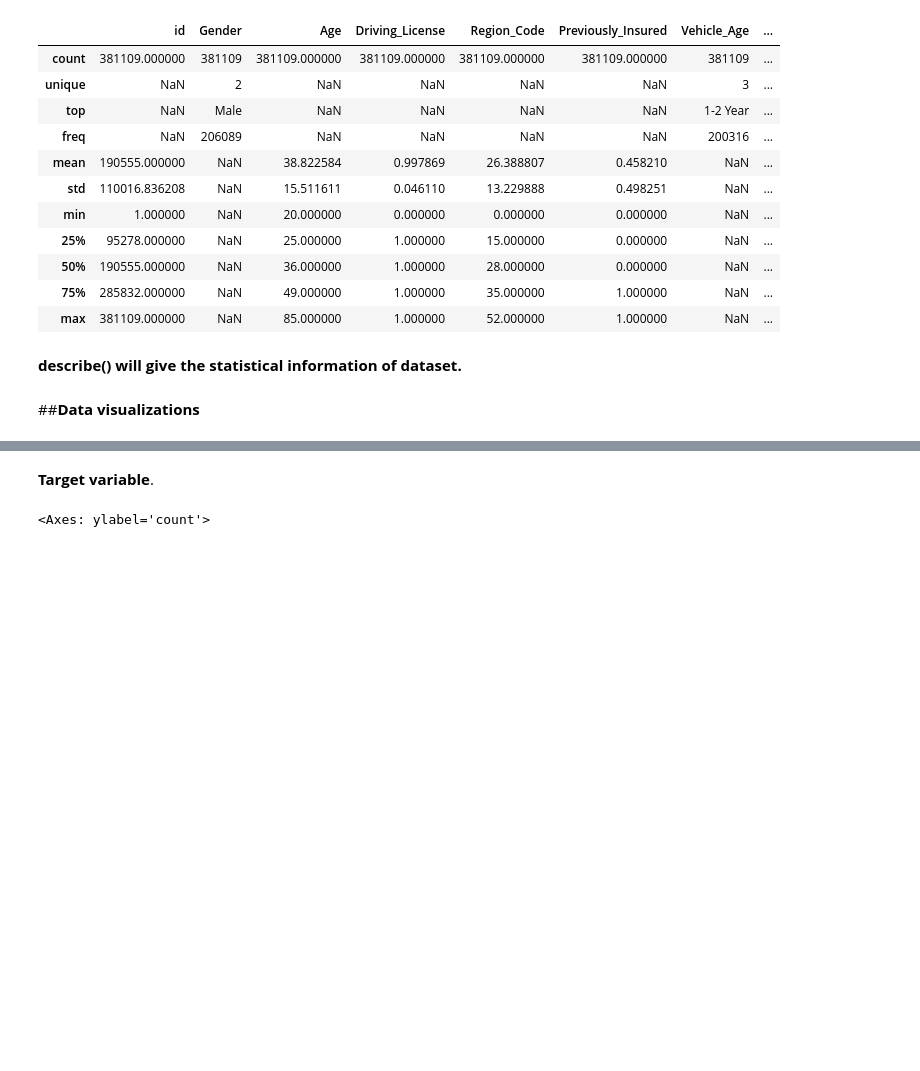
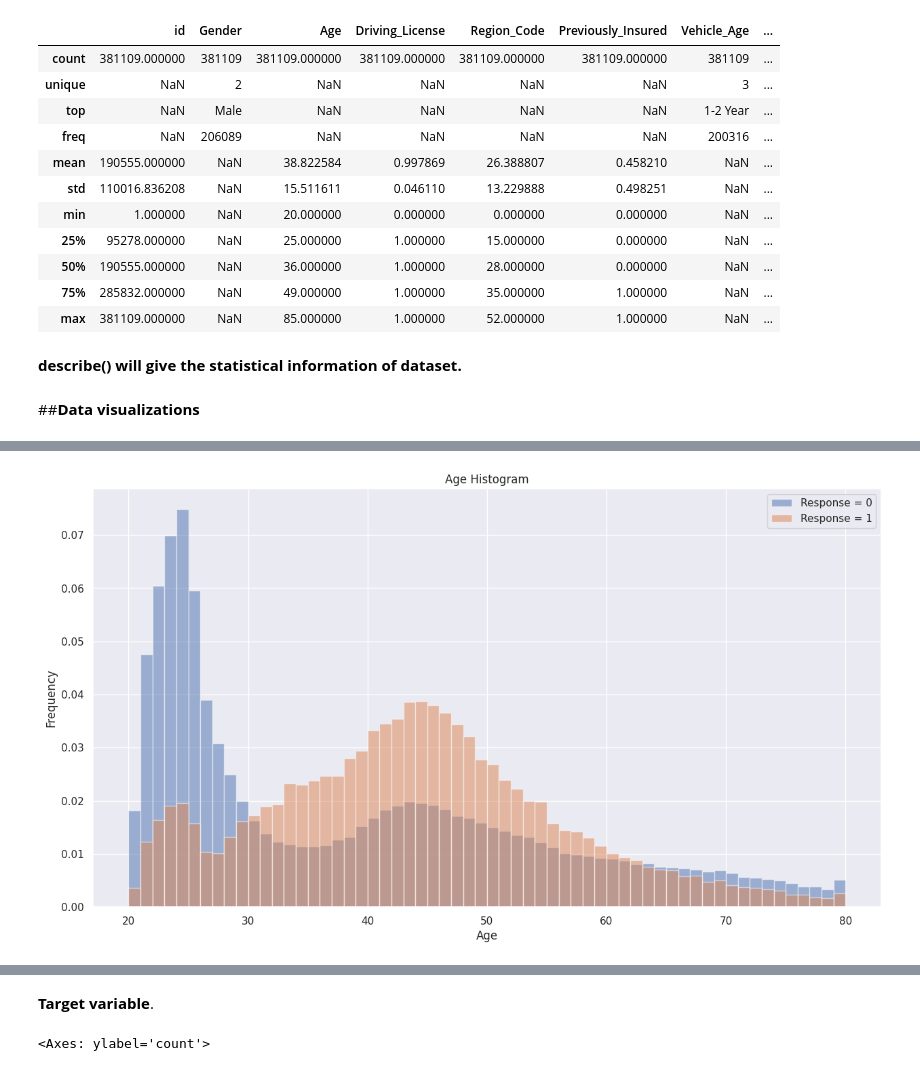
Before and after one commit to shwe-hg/capston-project-on-classification, a Jupyter notebook: project_on_classification(ML).ipynb, the cells around one changed output, grey strips where cells are left out. Drawn from its saved outputs; the diff is of its cells as text; code cells hidden in the pictures; blank space fills up the shorter version.

```diff
--- a/project_on_classification(ML).ipynb
+++ b/project_on_classification(ML).ipynb
@@ -259,3 +261,13 @@ sns.boxplot(df1['Age'])
+# %%
+plt.figure(figsize = (14,6))
+df1.groupby('Response').Age.hist(range=[20, 80], align = 'mid', bins=60, figsize=(15,8), density = True, alpha = 0.5)
+plt.xlabel('Age')
+plt.ylabel('Frequency')
+plt.title('Age Histogram')
+plt.legend(['Response = 0', 'Response = 1'])
+plt.show()
+# %% [output]
+[figure, added]
 # %%
 sns.boxplot(df1['Region_Code'])
 # %% [output]
```
Also changed, not shown: parts of 35 cells of this notebook.
